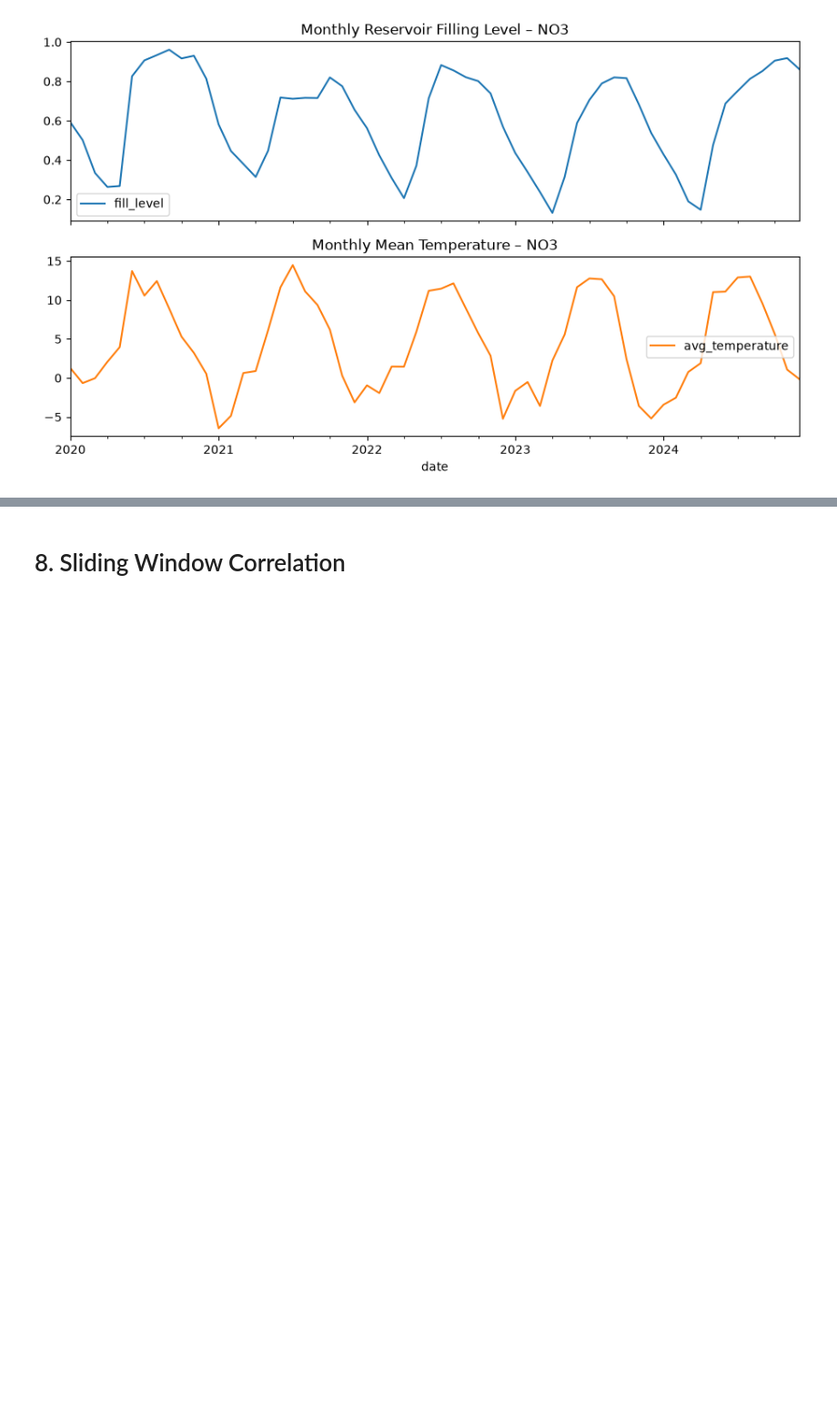
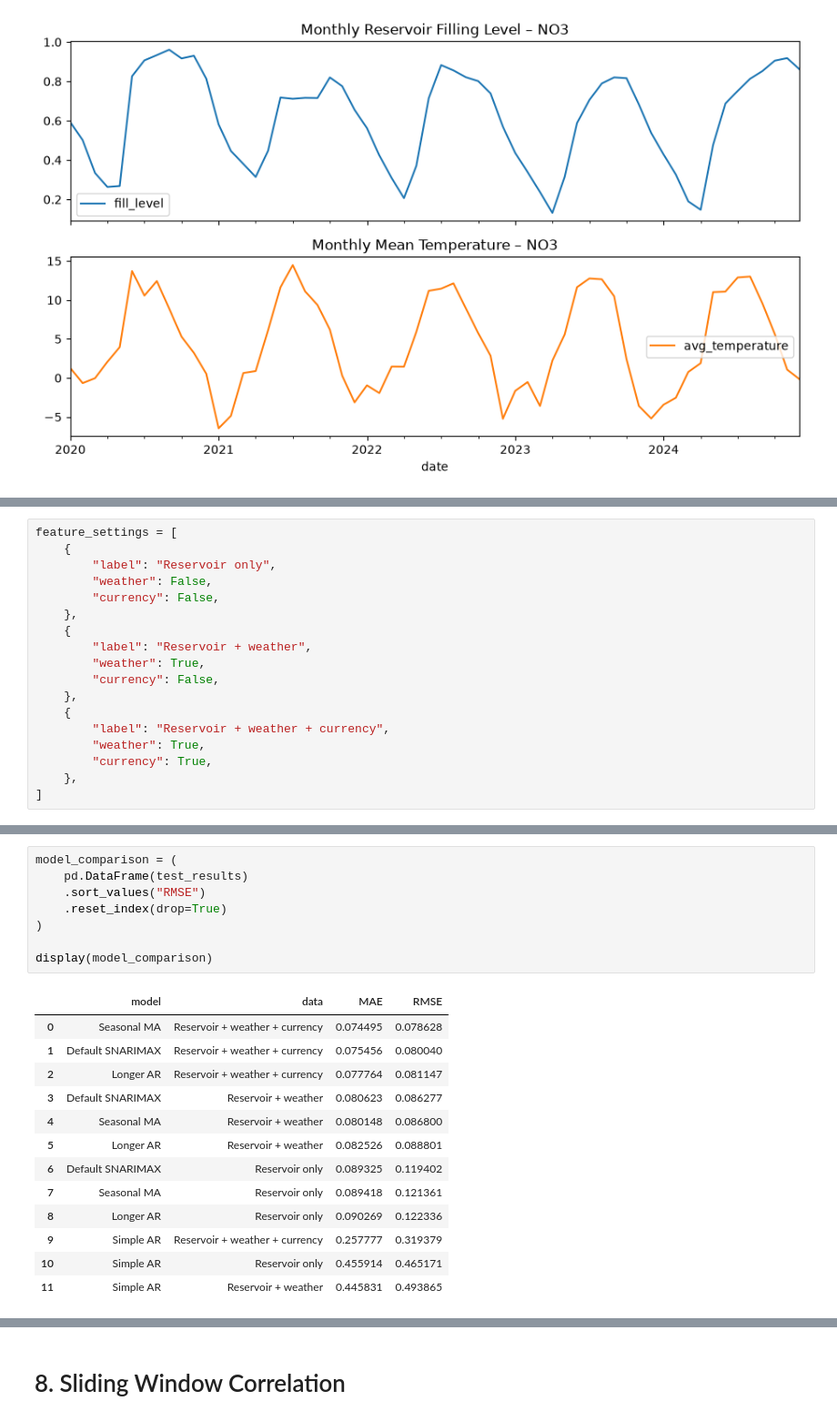
Before and after one commit to VasiliiAnderson/ind320-project, a Jupyter notebook: notebooks/compulsory_4.ipynb, the cells around one changed output, grey strips where cells are left out. Shown at 91% size. Cells and saved outputs as stored; diff of their text form; blank space fills up the shorter version.

```diff
--- a/notebooks/compulsory_4.ipynb
+++ b/notebooks/compulsory_4.ipynb
@@ -709,0 +1452,18 @@ array([<Axes: title={'center': 'Monthly Reservoir Filling Level – NO3'}, xlabe
+# %%
+feature_settings = [
+    {
+        "label": "Reservoir only",
+        "weather": False,
+        "currency": False,
+    },
+    {
+        "label": "Reservoir + weather",
+        "weather": True,
+        "currency": False,
+    },
+    {
+        "label": "Reservoir + weather + currency",
+        "weather": True,
+        "currency": True,
+    },
+]
@@ -709,0 +1508,22 @@ array([<Axes: title={'center': 'Monthly Reservoir Filling Level – NO3'}, xlabe
+# %%
+model_comparison = (
+    pd.DataFrame(test_results)
+    .sort_values("RMSE")
+    .reset_index(drop=True)
+)
+
+display(model_comparison)
+# %% [output]
+|  | model | data | MAE | RMSE |
+| 0 | Seasonal MA | Reservoir + weather + currency | 0.074495 | 0.078628 |
+| 1 | Default SNARIMAX | Reservoir + weather + currency | 0.075456 | 0.080040 |
+| 2 | Longer AR | Reservoir + weather + currency | 0.077764 | 0.081147 |
+| 3 | Default SNARIMAX | Reservoir + weather | 0.080623 | 0.086277 |
+| 4 | Seasonal MA | Reservoir + weather | 0.080148 | 0.086800 |
+| 5 | Longer AR | Reservoir + weather | 0.082526 | 0.088801 |
+| 6 | Default SNARIMAX | Reservoir only | 0.089325 | 0.119402 |
+| 7 | Seasonal MA | Reservoir only | 0.089418 | 0.121361 |
+| 8 | Longer AR | Reservoir only | 0.090269 | 0.122336 |
+| 9 | Simple AR | Reservoir + weather + currency | 0.257777 | 0.319379 |
+| 10 | Simple AR | Reservoir only | 0.455914 | 0.465171 |
+| 11 | Simple AR | Reservoir + weather | 0.445831 | 0.493865 |
```
Also changed, not shown: parts of 28 cells of this notebook, 2 other files.
